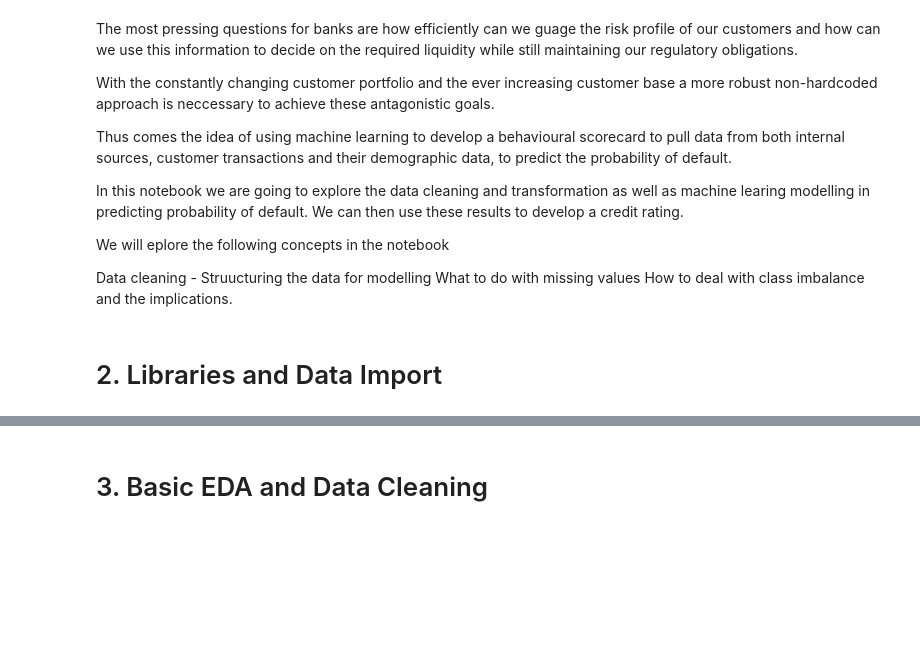
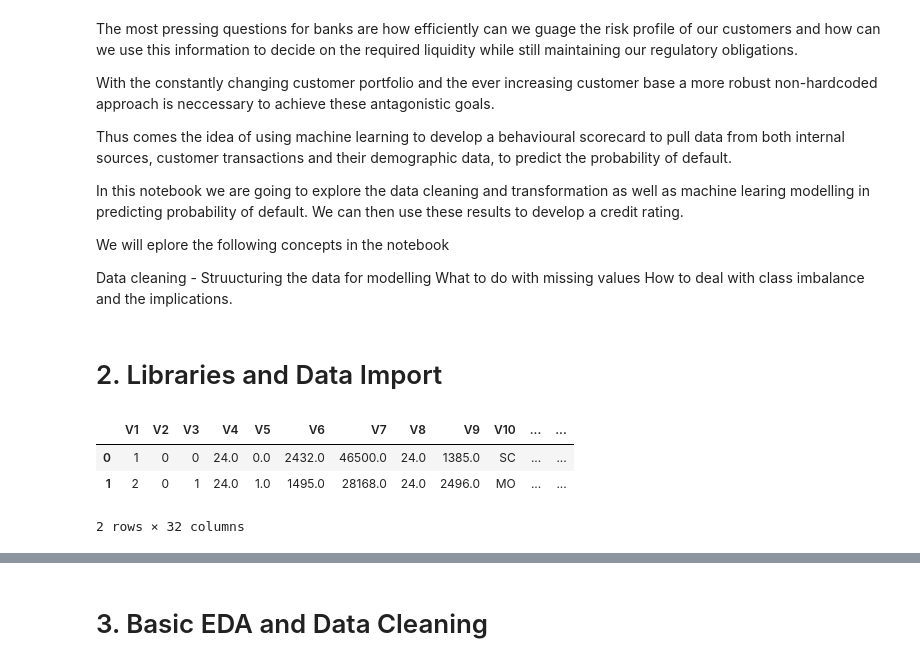
Before and after one commit to Karlajack/MachineLearning1, a Jupyter notebook: Credit_Risk_Modelling.ipynb, the cells around one changed output, grey strips where cells are left out. Drawn from its saved outputs; the diff is of its cells as text; code cells hidden in the pictures; blank space fills up the shorter version.

```diff
--- a/Credit_Risk_Modelling.ipynb
+++ b/Credit_Risk_Modelling.ipynb
@@ -42,8 +42,13 @@ import itertools
 from sklearn.metrics import f1_score
 # %%
 #Loading data
-Loan = pd.read_csv("raw-data.csv")
-Loan.head()
+Loan = pd.read_csv("/content/raw-data.csv")
+Loan.head(2)
+# %% [output]
+|  | V1 | V2 | V3 | V4 | V5 | V6 | V7 | V8 | V9 | V10 | ... | ... |
+| 0 | 1 | 0 | 0 | 24.0 | 0.0 | 2432.0 | 46500.0 | 24.0 | 1385.0 | SC | ... | ... |
+| 1 | 2 | 0 | 1 | 24.0 | 1.0 | 1495.0 | 28168.0 | 24.0 | 2496.0 | MO | ... | ... |
+2 rows × 32 columns
 # %%
 #Renaming columns in the dataset with their correct names
 Loan_renamed = Loan.rename(columns={'V1': 'Customer ID',
```
Also changed, not shown: parts of 32 cells of this notebook.
